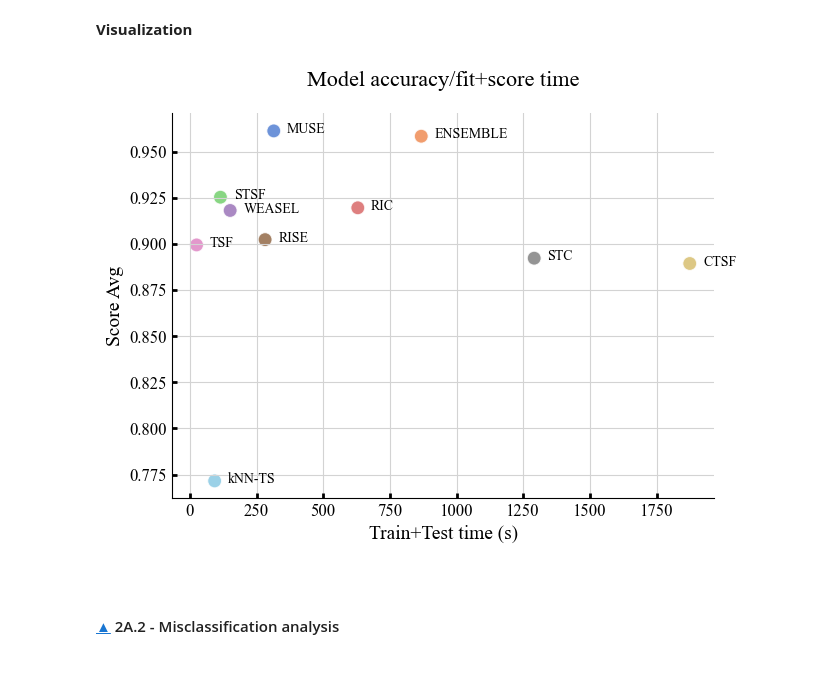
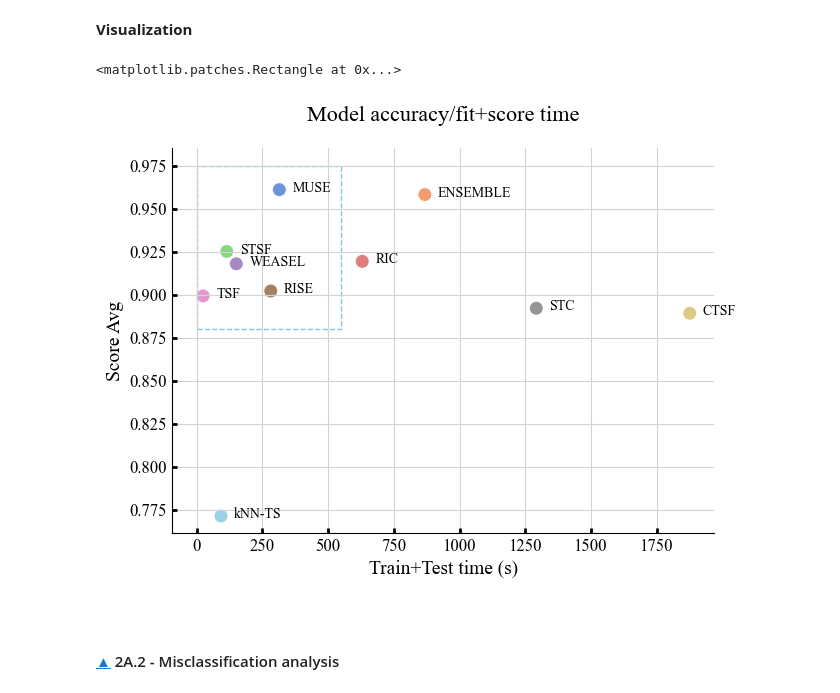
Before and after one commit to JABE22/MasterProject, a Jupyter notebook: MasterProjectCode_SAC-Analysis.ipynb, the cells around one changed output. Drawn from its saved outputs; the diff is of its cells as text; code cells hidden in the pictures.

```diff
--- a/MasterProjectCode_SAC-Analysis.ipynb
+++ b/MasterProjectCode_SAC-Analysis.ipynb
@@ -436,19 +437,29 @@ def label_point(x, y, val, ax):
 # %%
 fig, ax = plt.subplots(1,1,figsize=(7,5))
 ax.set_title('Model accuracy/fit+score time', fontsize=16, pad=20)
 
 sns.scatterplot(y='Score Avg', x='Train+Test time (s)',
                 hue='Classifier',
                 data=scatter_data,
                 alpha=0.8, palette=cmap,
                 s=100, ax=ax);
 ax.legend(bbox_to_anchor=(1.05, 1.01), loc="upper left")
 ax.grid()
 ax.legend().remove()
 
-label_point(scatter_data['Train+Test time (s)'], scatter_data['Score Avg'], sorted_results.Classifier, plt.gca())
+label_point(scatter_data['Train+Test time (s)'],
+            scatter_data['Score Avg'],
+            sorted_results.Classifier, plt.gca())
+rect = matplotlib.patches.Rectangle((0, 0.88),550,0.095,
+                                    fc='none',
+                                    #alpha=0.2,
+                                    color=THEMA_COLOR,
+                                    linewidth = 1,
+                                    linestyle='--')
+ax.add_patch(rect)
 # %% [output]
+<matplotlib.patches.Rectangle at 0x...>
-[figure, old version]
+[figure, new version]
 # %% [markdown]
 <a id="212"></a> <br>
 #### [▲](#21) 2A.2 - Misclassification analysis
```
Also changed, not shown: parts of 12 cells of this notebook, 9 other files.
